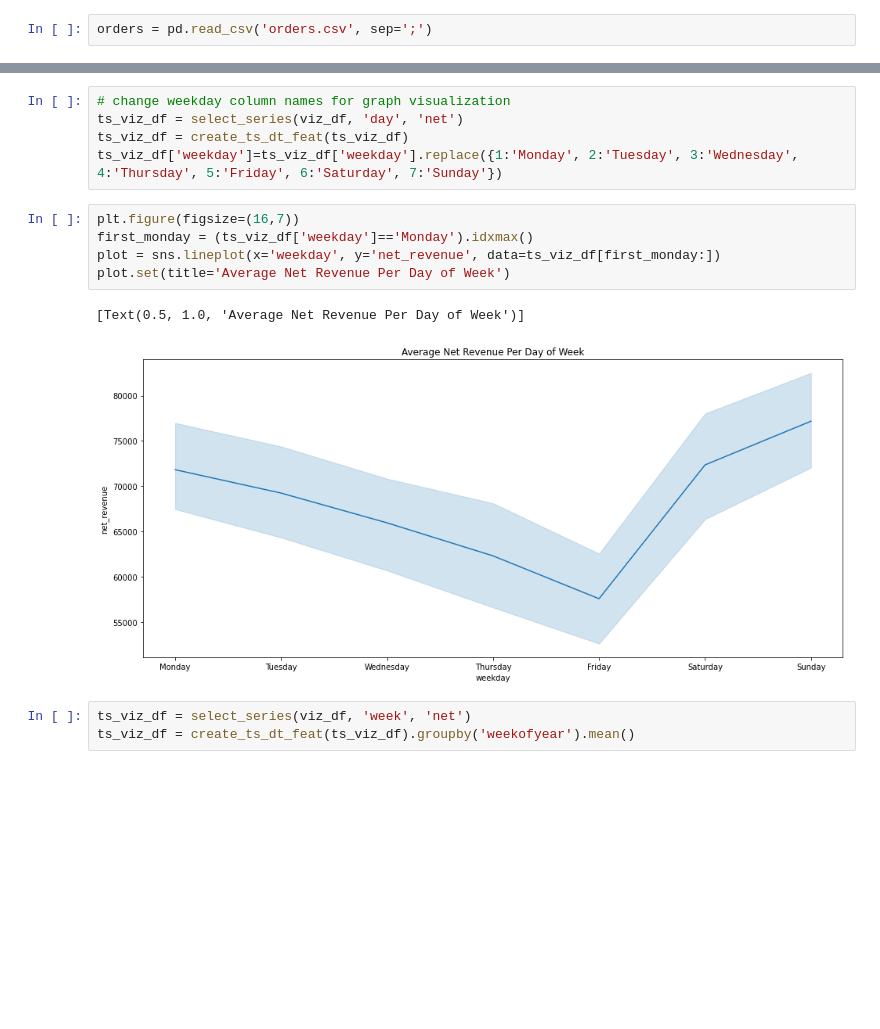
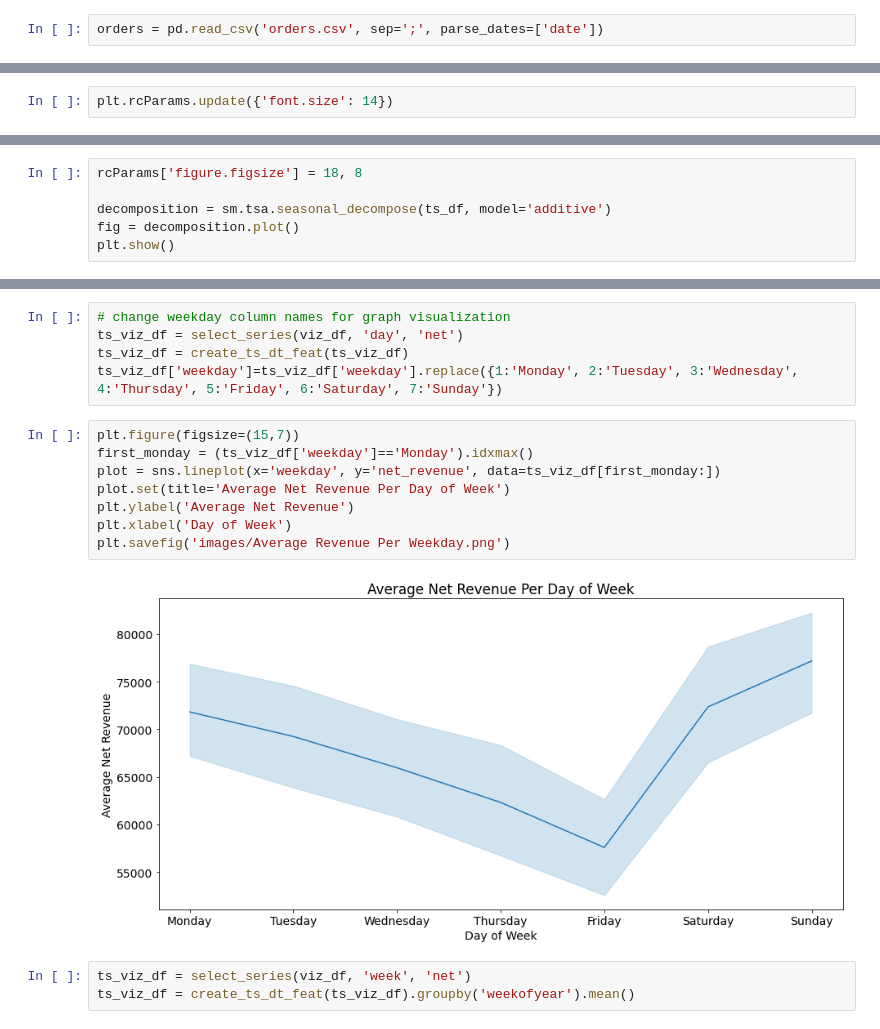
Before and after one commit to derrick-w/top4sport-sales-prediction, a Jupyter notebook: top4sport-EDA.ipynb, the cells around one changed output, grey strips where cells are left out. Saved outputs shown, nothing was run; the diff lists cells and outputs as text; blank space fills up the shorter version.

```diff
--- a/top4sport-EDA.ipynb
+++ b/top4sport-EDA.ipynb
@@ -10,7 +14,7 @@ from statsmodels.graphics.tsaplots import plot_pacf
 import warnings
 warnings.filterwarnings('ignore')
 # %%
-orders = pd.read_csv('orders.csv', sep=';')
+orders = pd.read_csv('orders.csv', sep=';', parse_dates=['date'])
 # %%
 items = pd.read_csv('items.csv', sep=';')
 # %% [markdown]
@@ -441,6 +445,8 @@ viz_df['category'].fillna('other', inplace=True)
 ##### Most popular product
 ##### Free shipping on website, how is it reflected on these df
 ##### Is there any indication of when a product was added
+# %%
+plt.rcParams.update({'font.size': 14})
 # %%
 viz_df.columns
 # %% [output]
@@ -575,0 +605,6 @@ def create_ts_lag_feat(ts_df, n_lag):
+# %%
+rcParams['figure.figsize'] = 18, 8
+
+decomposition = sm.tsa.seasonal_decompose(ts_df, model='additive')
+fig = decomposition.plot()
+plt.show()
@@ -720,13 +779,15 @@ ts_viz_df = select_series(viz_df, 'day', 'net')
 ts_viz_df = create_ts_dt_feat(ts_viz_df)
 ts_viz_df['weekday']=ts_viz_df['weekday'].replace({1:'Monday', 2:'Tuesday', 3:'Wednesday', 4:'Thursday', 5:'Friday', 6:'Saturday', 7:'Sunday'})
 # %%
-plt.figure(figsize=(16,7))
+plt.figure(figsize=(15,7))
 first_monday = (ts_viz_df['weekday']=='Monday').idxmax()
 plot = sns.lineplot(x='weekday', y='net_revenue', data=ts_viz_df[first_monday:])
 plot.set(title='Average Net Revenue Per Day of Week')
+plt.ylabel('Average Net Revenue')
+plt.xlabel('Day of Week')
+plt.savefig('images/Average Revenue Per Weekday.png')
 # %% [output]
-[Text(0.5, 1.0, 'Average Net Revenue Per Day of Week')]
-[figure, old version]
+[figure, new version]
 # %%
 ts_viz_df = select_series(viz_df, 'week', 'net')
 ts_viz_df = create_ts_dt_feat(ts_viz_df).groupby('weekofyear').mean()
```
Also changed, not shown: parts of 33 cells of this notebook, 18 other files.
